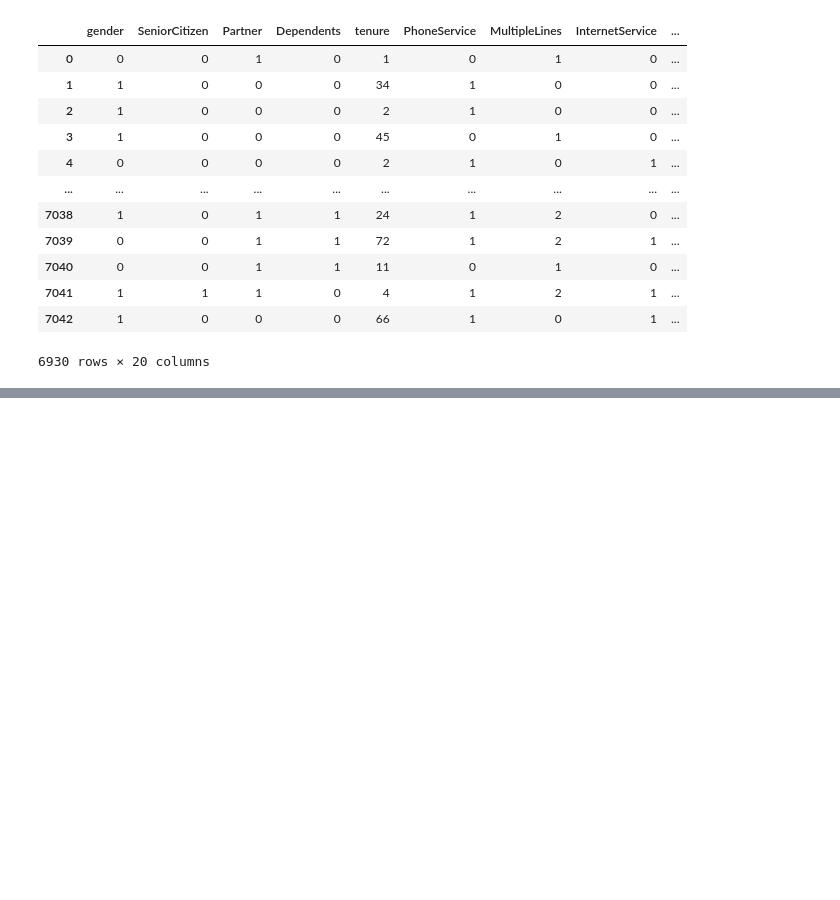
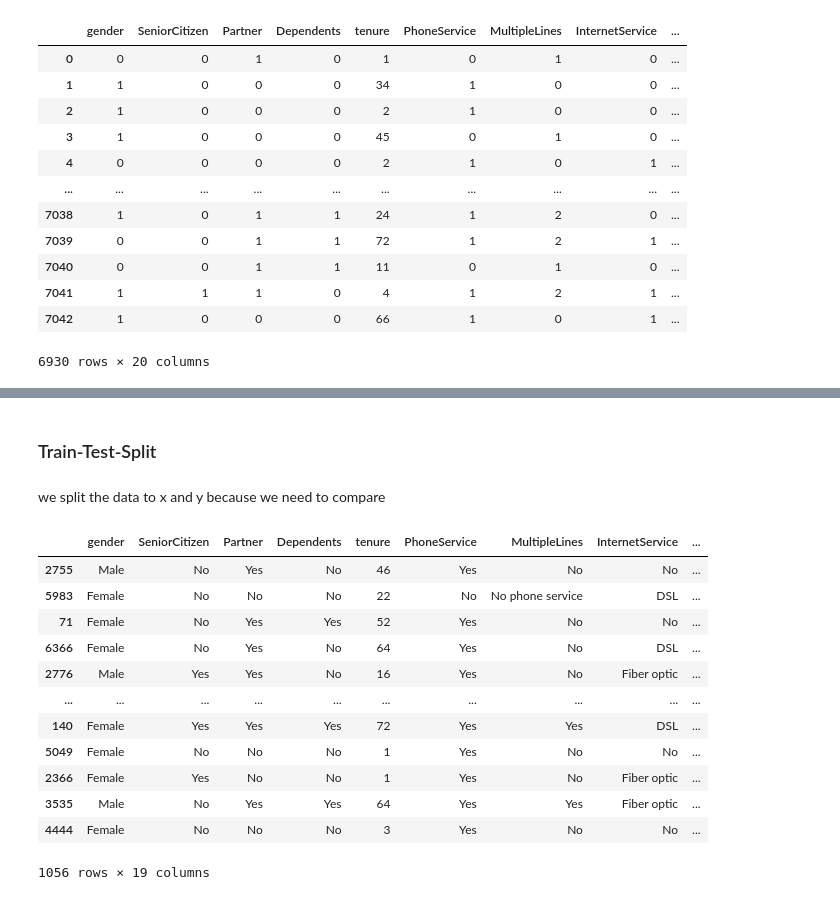
Before and after one commit to goksuturac/AnalysisCustomerLoss, a Jupyter notebook: machine_learning.ipynb, the cells around one changed output, grey strips where cells are left out. Saved outputs shown, nothing was run; the diff lists cells and outputs as text; code cells hidden in the pictures; blank space fills up the shorter version.

Commit message:
test-train-split

```diff
--- a/machine_learning.ipynb
+++ b/machine_learning.ipynb
@@ -376,0 +416,2 @@ encoded.head(8000)
+# %% [markdown]
+### Train-Test-Split
@@ -376,0 +420,23 @@ encoded.head(8000)
+# %%
+x = df.drop('Churn', axis = 1)
+y = df['Churn']
+# %% [markdown]
+we split the data to x and y because we need to compare
+# %%
+x_train, x_test, y_train, y_test = train_test_split(x, y, test_size = 0.85, random_state = 400)
+# %%
+x_train.head(8000)
+# %% [output]
+|  | gender | SeniorCitizen | Partner | Dependents | tenure | PhoneService | MultipleLines | InternetService | ... |
+| 2755 | Male | No | Yes | No | 46 | Yes | No | No | ... |
+| 5983 | Female | No | No | No | 22 | No | No phone service | DSL | ... |
+| 71 | Female | No | Yes | Yes | 52 | Yes | No | No | ... |
+| 6366 | Female | No | Yes | No | 64 | Yes | No | DSL | ... |
+| 2776 | Male | Yes | Yes | No | 16 | Yes | No | Fiber optic | ... |
+| ... | ... | ... | ... | ... | ... | ... | ... | ... | ... |
+| 140 | Female | Yes | Yes | Yes | 72 | Yes | Yes | DSL | ... |
+| 5049 | Female | No | No | No | 1 | Yes | No | No | ... |
+| 2366 | Female | Yes | No | No | 1 | Yes | No | Fiber optic | ... |
+| 3535 | Male | No | Yes | Yes | 64 | Yes | Yes | Fiber optic | ... |
+| 4444 | Female | No | No | No | 3 | Yes | No | No | ... |
+1056 rows × 19 columns
```
Also changed, not shown: parts of 10 cells of this notebook.
